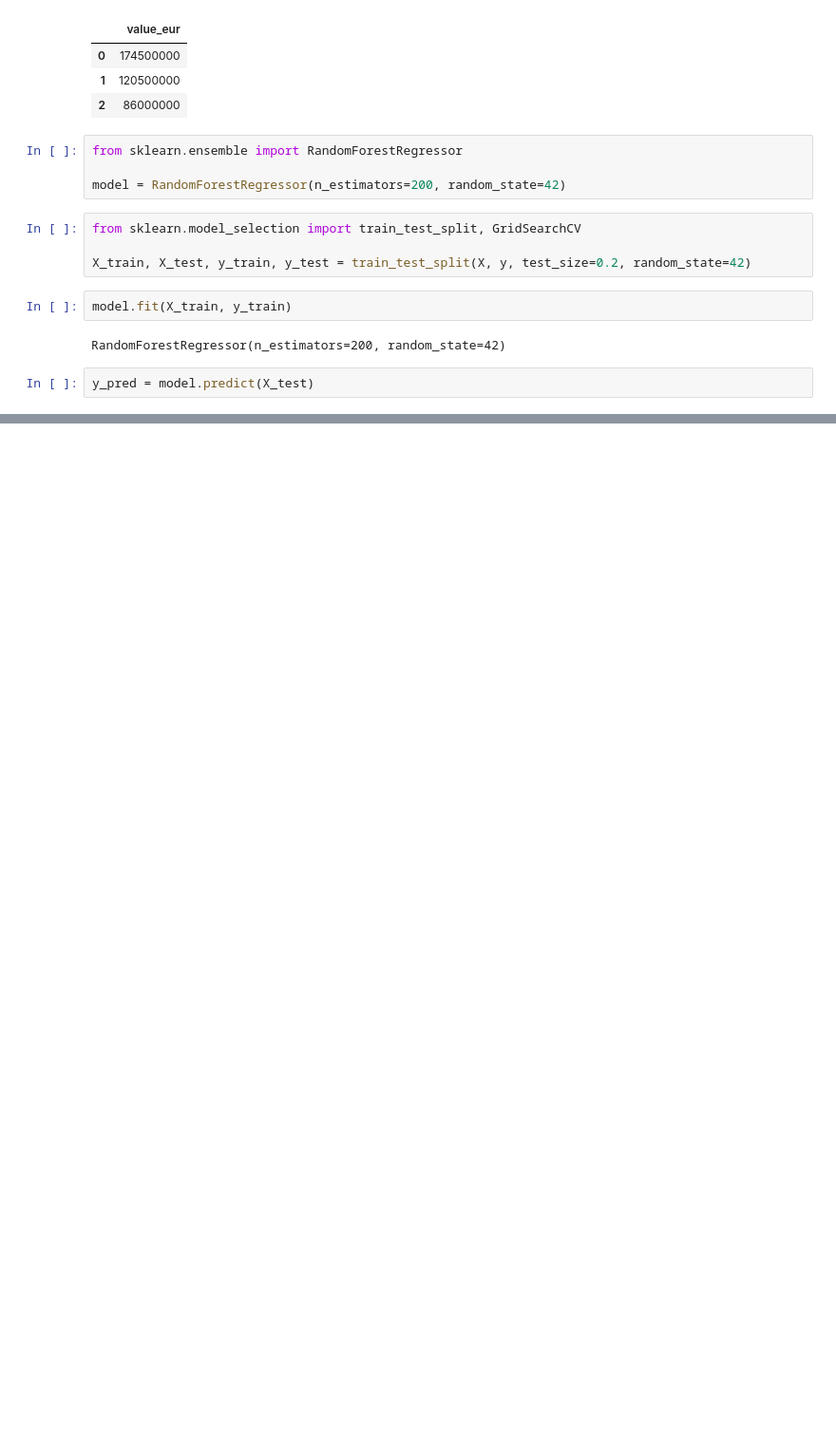
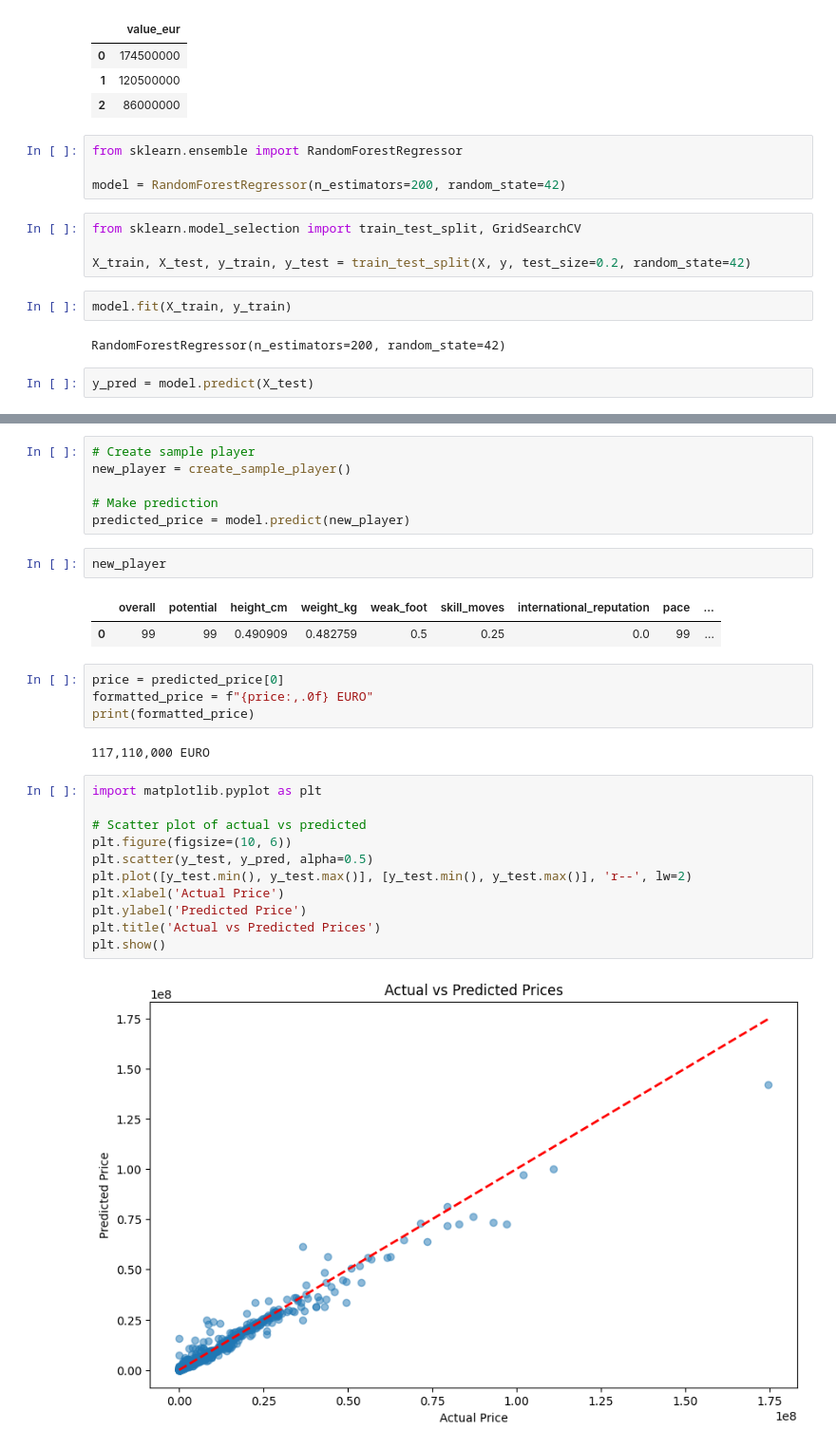
Before and after one commit to arundelljr/MoneyBaller, a Jupyter notebook: notebooks/Arne_KNN_+_preprocessing.ipynb, the cells around one changed output, grey strips where cells are left out. Shown: that part at 95% size. Saved outputs shown, nothing was run; the diff lists cells and outputs as text; blank space fills up the shorter version.

```diff
--- a/notebooks/Arne_KNN_+_preprocessing.ipynb
+++ b/notebooks/Arne_KNN_+_preprocessing.ipynb
@@ -333,0 +401,30 @@ def create_sample_player():
+# %%
+# Create sample player
+new_player = create_sample_player()
+
+# Make prediction
+predicted_price = model.predict(new_player)
+# %%
+new_player
+# %% [output]
+|  | overall | potential | height_cm | weight_kg | weak_foot | skill_moves | international_reputation | pace | ... |
+| 0 | 99 | 99 | 0.490909 | 0.482759 | 0.5 | 0.25 | 0.0 | 99 | ... |
+# %%
+price = predicted_price[0]
+formatted_price = f"{price:,.0f} EURO"
+print(formatted_price)
+# %% [output]
+117,110,000 EURO
+# %%
+import matplotlib.pyplot as plt
+
+# Scatter plot of actual vs predicted
+plt.figure(figsize=(10, 6))
+plt.scatter(y_test, y_pred, alpha=0.5)
+plt.plot([y_test.min(), y_test.max()], [y_test.min(), y_test.max()], 'r--', lw=2)
+plt.xlabel('Actual Price')
+plt.ylabel('Predicted Price')
+plt.title('Actual vs Predicted Prices')
+plt.show()
+# %% [output]
+[figure, added]
```
Also changed, not shown: parts of 6 cells of this notebook.
